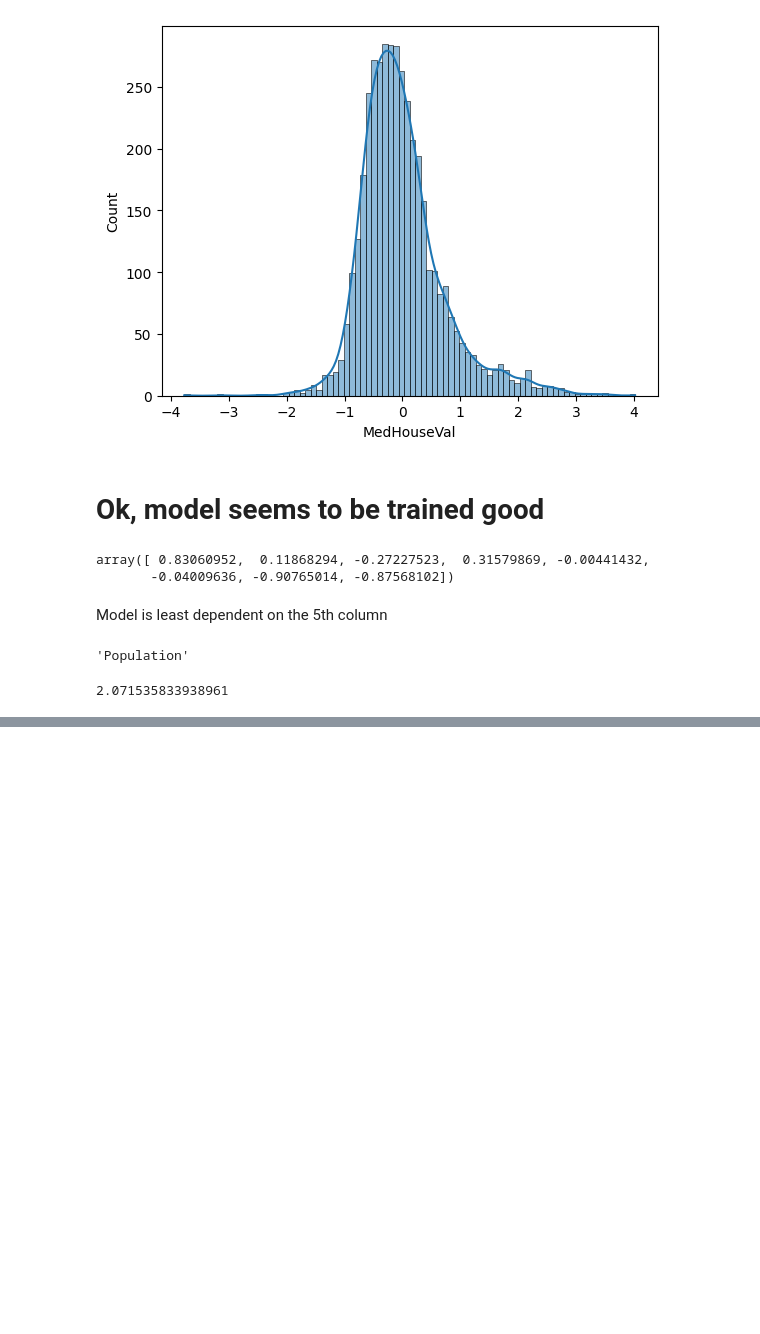
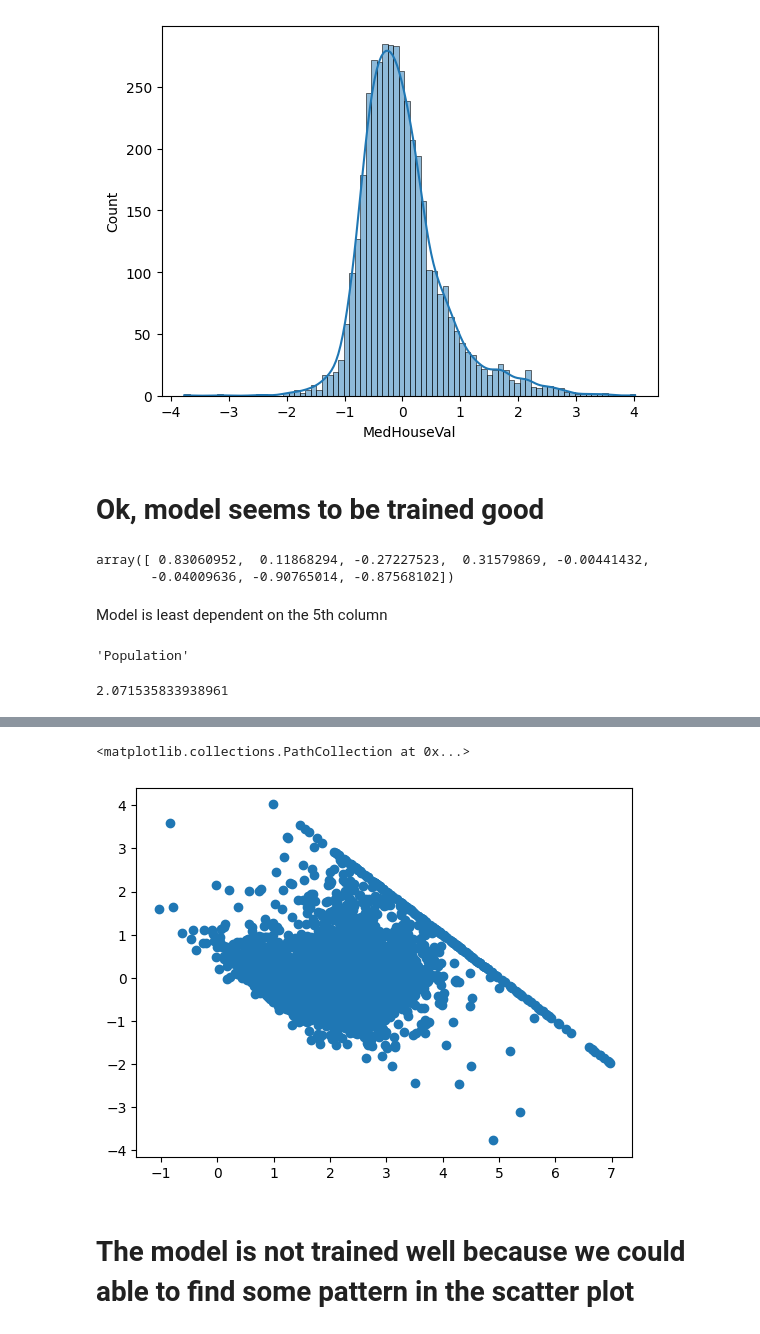
Before and after one commit to GOLISHYAMP/Colab_Notebooks, a Jupyter notebook: MultipleLinearRegression.ipynb, the cells around one changed output, grey strips where cells are left out. Cells and saved outputs as stored; diff of their text form; code cells hidden in the pictures; blank space fills up the shorter version.

```diff
--- a/MultipleLinearRegression.ipynb
+++ b/MultipleLinearRegression.ipynb
@@ -171,0 +177,7 @@ mlr.intercept_
+# %%
+plt.scatter(y_pred, residual)
+# %% [output]
+<matplotlib.collections.PathCollection at 0x...>
+[figure, added]
+# %% [markdown]
+# **The model is not trained well because we could able to find some pattern in the scatter plot**
```
Also changed, not shown: parts of 1 cell of this notebook.
